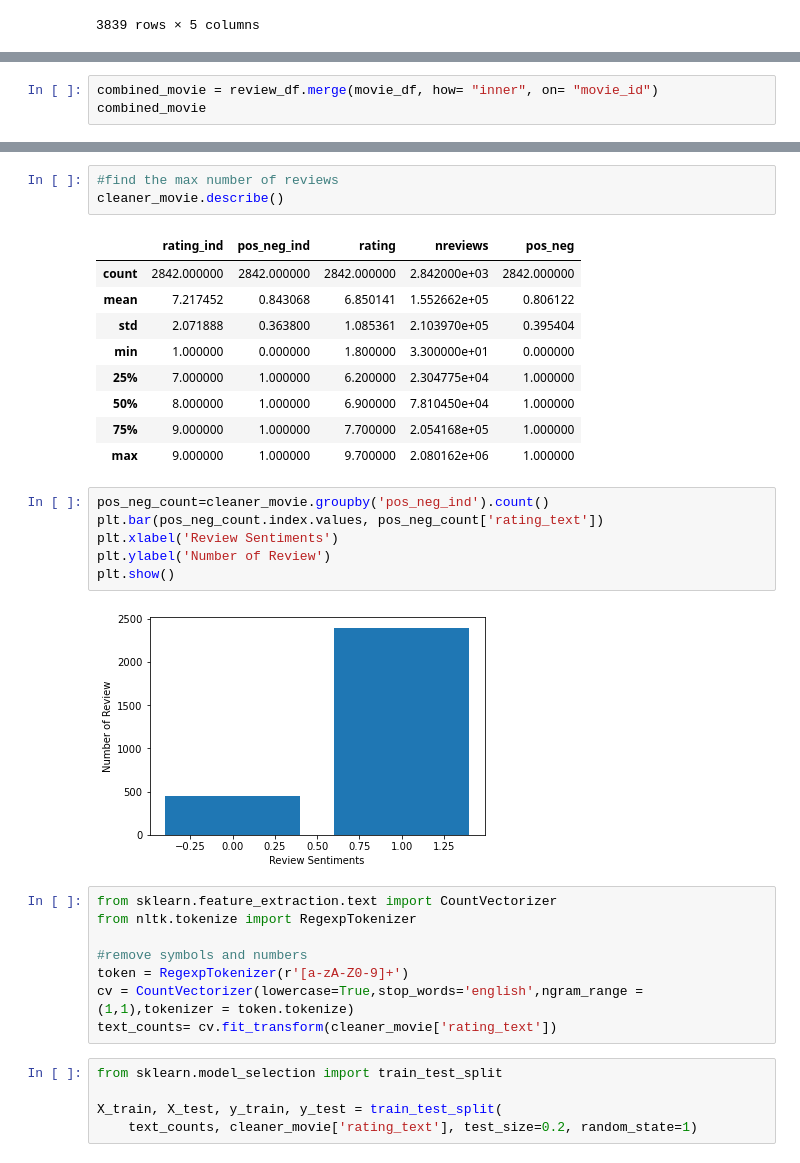
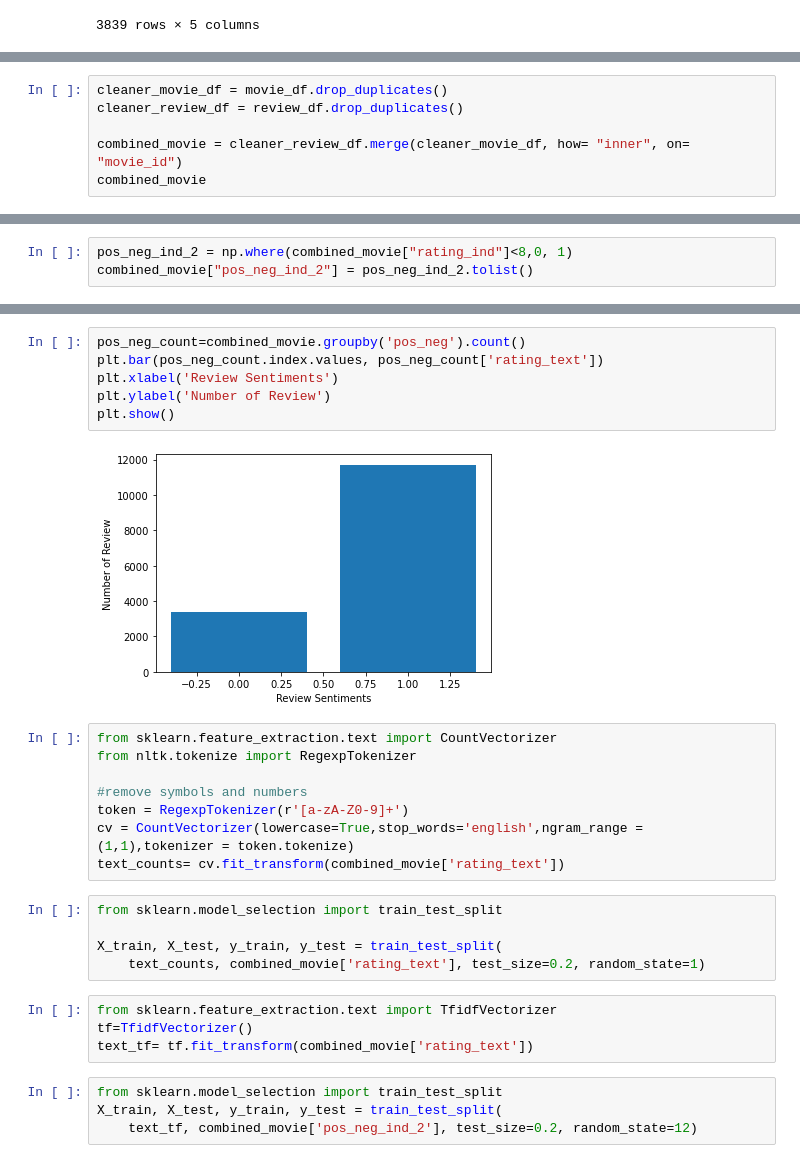
Before and after one commit to williampryor/IMDB_Machine_Learning_Sentiment_Analysis, a Jupyter notebook: machine_learning_model.ipynb, the cells around one changed output, grey strips where cells are left out. Saved outputs shown, nothing was run; the diff lists cells and outputs as text.

Commit message:
updated model

```diff
--- a/machine_learning_model.ipynb
+++ b/machine_learning_model.ipynb
@@ -62,5 +65,8 @@ genre_df
 # %%
-combined_movie = review_df.merge(movie_df, how= "inner", on= "movie_id")
+cleaner_movie_df = movie_df.drop_duplicates()
+cleaner_review_df = review_df.drop_duplicates()
+
+combined_movie = cleaner_review_df.merge(cleaner_movie_df, how= "inner", on= "movie_id")
 combined_movie
 # %% [output]
 |  | movie_id | rating_ind | pos_neg_ind | rating_text | movie_title | rating | nreviews | pos_neg |
@@ -79 +85,4 @@ combined_movie
+# %%
+pos_neg_ind_2 = np.where(combined_movie["rating_ind"]<8,0, 1)
+combined_movie["pos_neg_ind_2"] = pos_neg_ind_2.tolist()
 # %%
@@ -114,24 +104,11 @@ cleaner_movie
-# %%
-#find the max number of reviews
-cleaner_movie.describe()
-# %% [output]
-|  | rating_ind | pos_neg_ind | rating | nreviews | pos_neg |
-| count | 2842.000000 | 2842.000000 | 2842.000000 | 2.842000e+03 | 2842.000000 |
-| mean | 7.217452 | 0.843068 | 6.850141 | 1.552662e+05 | 0.806122 |
-| std | 2.071888 | 0.363800 | 1.085361 | 2.103970e+05 | 0.395404 |
-| min | 1.000000 | 0.000000 | 1.800000 | 3.300000e+01 | 0.000000 |
-| 25% | 7.000000 | 1.000000 | 6.200000 | 2.304775e+04 | 1.000000 |
-| 50% | 8.000000 | 1.000000 | 6.900000 | 7.810450e+04 | 1.000000 |
-| 75% | 9.000000 | 1.000000 | 7.700000 | 2.054168e+05 | 1.000000 |
-| max | 9.000000 | 1.000000 | 9.700000 | 2.080162e+06 | 1.000000 |
 # %%
-pos_neg_count=cleaner_movie.groupby('pos_neg_ind').count()
+pos_neg_count=combined_movie.groupby('pos_neg').count()
 plt.bar(pos_neg_count.index.values, pos_neg_count['rating_text'])
 plt.xlabel('Review Sentiments')
 plt.ylabel('Number of Review')
 plt.show()
 # %% [output]
-[figure, old version]
+[figure, new version]
 # %%
 from sklearn.feature_extraction.text import CountVectorizer
 from nltk.tokenize import RegexpTokenizer
@@ -139,12 +116,20 @@ from nltk.tokenize import RegexpTokenizer
 #remove symbols and numbers
 token = RegexpTokenizer(r'[a-zA-Z0-9]+')
 cv = CountVectorizer(lowercase=True,stop_words='english',ngram_range = (1,1),tokenizer = token.tokenize)
-text_counts= cv.fit_transform(cleaner_movie['rating_text'])
+text_counts= cv.fit_transform(combined_movie['rating_text'])
 # %%
 from sklearn.model_selection import train_test_split
 
 X_train, X_test, y_train, y_test = train_test_split(
-    text_counts, cleaner_movie['rating_text'], test_size=0.2, random_state=1)
+    text_counts, combined_movie['rating_text'], test_size=0.2, random_state=1)
+# %%
+from sklearn.feature_extraction.text import TfidfVectorizer
+tf=TfidfVectorizer()
+text_tf= tf.fit_transform(combined_movie['rating_text'])
+# %%
+from sklearn.model_selection import train_test_split
+X_train, X_test, y_train, y_test = train_test_split(
+    text_tf, combined_movie['pos_neg_ind_2'], test_size=0.2, random_state=12)
 # %%
 from sklearn.naive_bayes import MultinomialNB
 from sklearn import metrics
```
Also changed, not shown: parts of 14 cells of this notebook.
